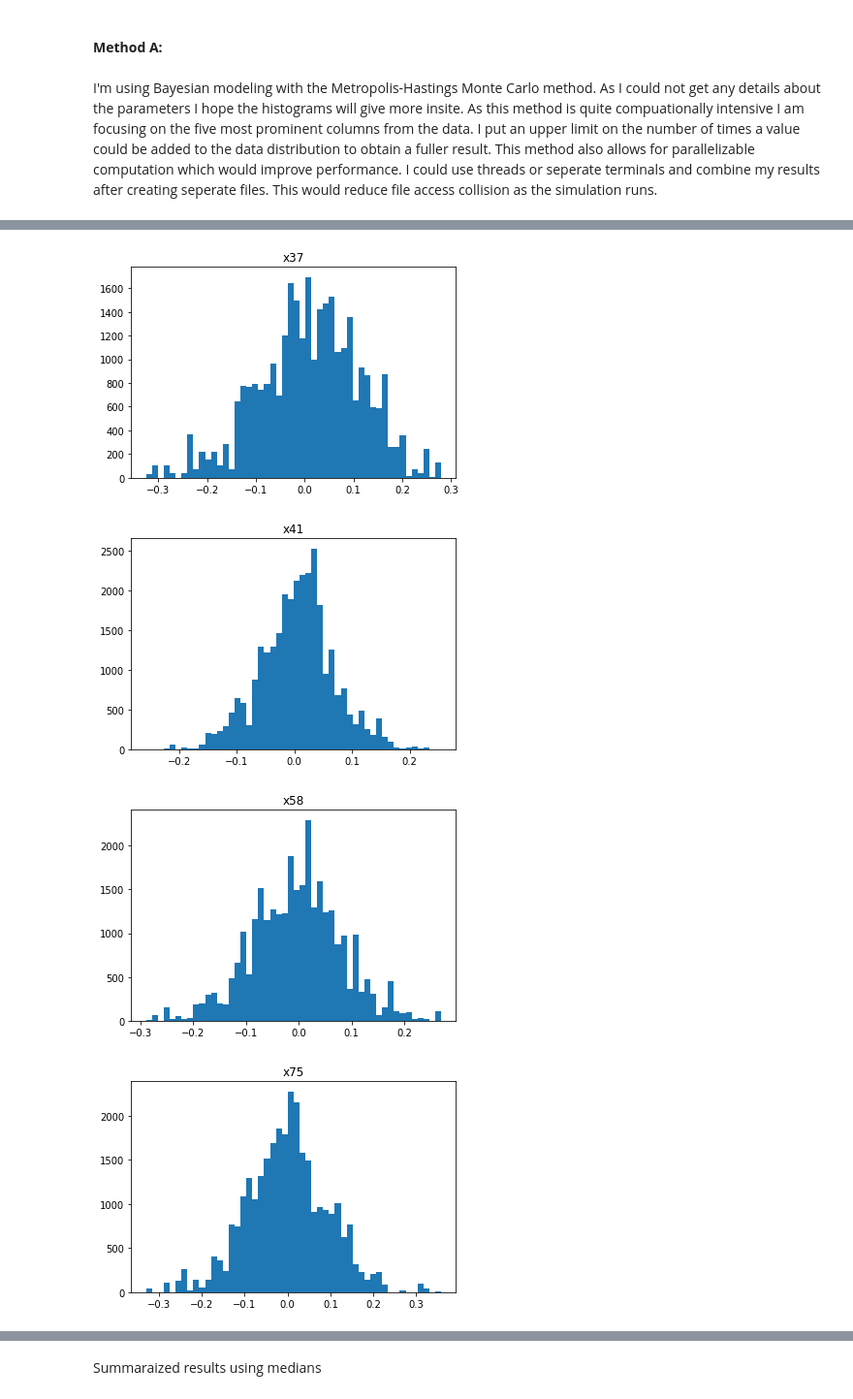
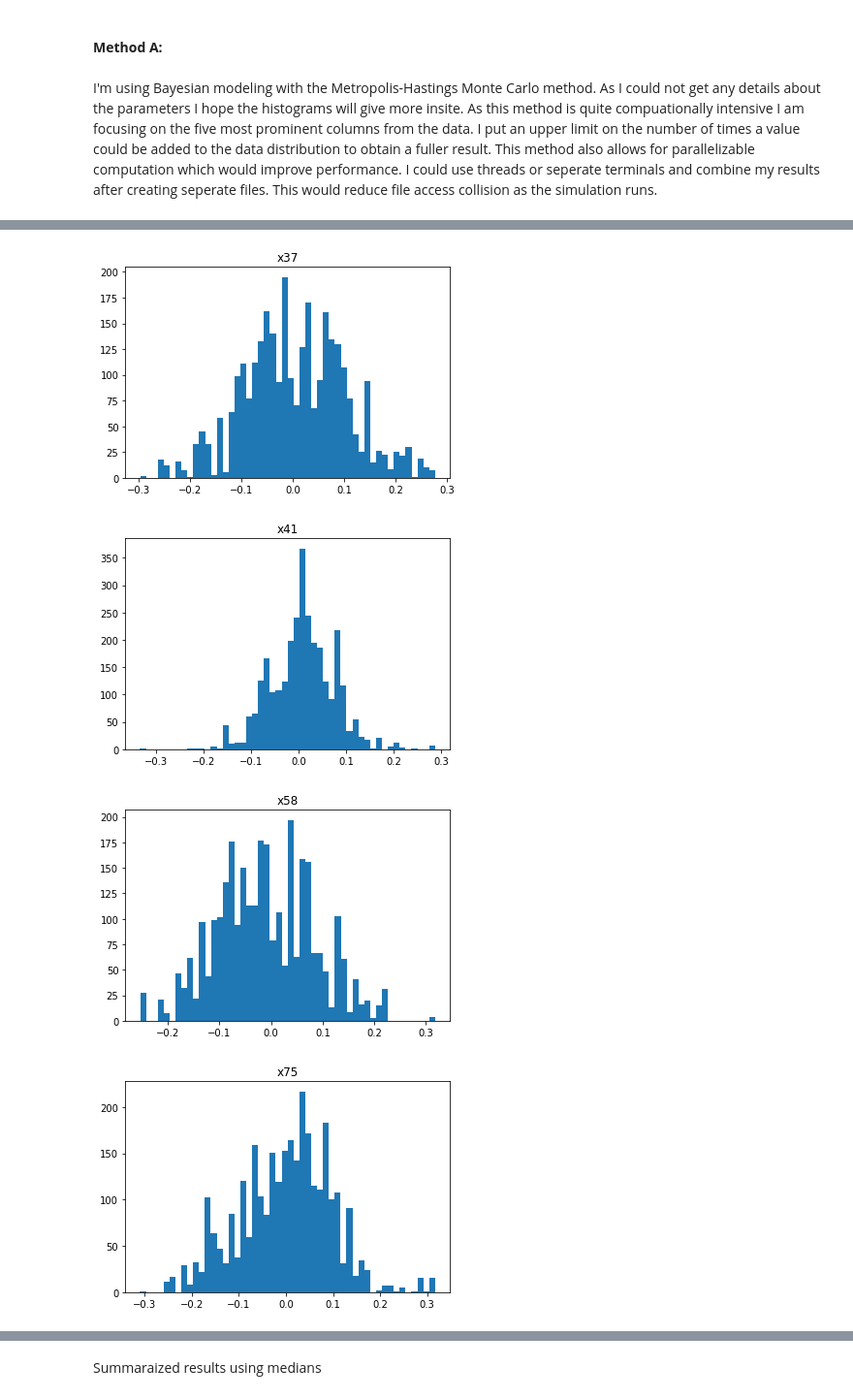
Before and after one commit to bentrey/MachineLearning, a Jupyter notebook: MachineLearning.ipynb, the cells around one changed output, grey strips where cells are left out. Shown at 97% size. Drawn from its saved outputs; the diff is of its cells as text; code cells hidden in the pictures.

```diff
--- a/MachineLearning.ipynb
+++ b/MachineLearning.ipynb
@@ -114,11 +109,11 @@ def pointProb(point,params):
     return priorCalc * logValue
 # %%
-points=3*10**4-1
+points=3*10**3-1
 samples=50
 param=[prior()]
 same=0
 
-for point in tqdm(range(points)):
+for point in tqdm_notebook(range(points)):
     testParam=prior()
     #print(testParam)
     oldSum=0.0
@@ -135,7 +130,7 @@ for point in tqdm(range(points)):
         newSum += pointProb(tempPoint, testParam)
     #print(param[-1])
     #print(testParam)
-    if np.random.random()>oldSum/(oldSum+newSum) and same < 100:
+    if np.random.random()>oldSum/(oldSum+newSum) and same < 20:
         param.append(param[-1])
         same += 1
     else:
@@ -146,13 +141,12 @@ np.savetxt("foo.csv", param, delimiter=",")
 # %%
 param=np.array(param)
 titles=['x37', 'x41', 'x58', 'x75', 'x97']
-ranges=[[-0.0525,-0.05],[0.0,0.5],[-0.05,0.05],[-0.1,0],[-0.05,0.0]]
 for n in range(5):
     plt.hist(param[:,n],bins=50)
     plt.title(titles[n])
     plt.show()
 # %% [output]
-[figure, old version]
+[figure, new version]
-[figure, old version]
+[figure, new version]
-[figure, old version]
+[figure, new version]
-[figure, old version]
+[figure, new version]
```
Also changed, not shown: parts of 14 cells of this notebook.
